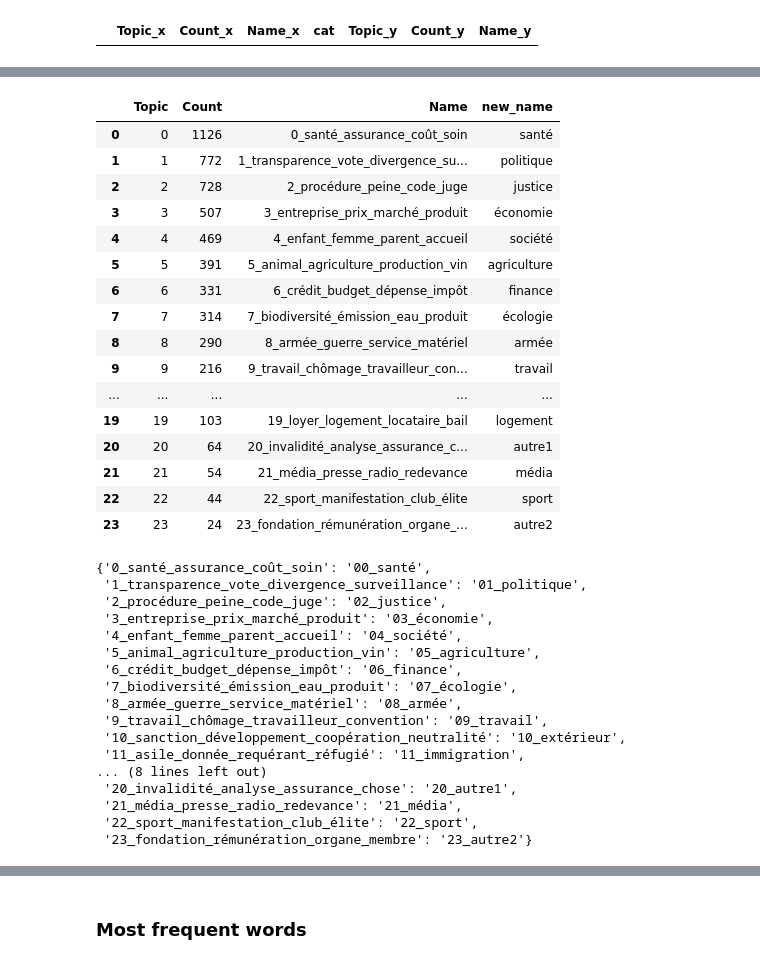
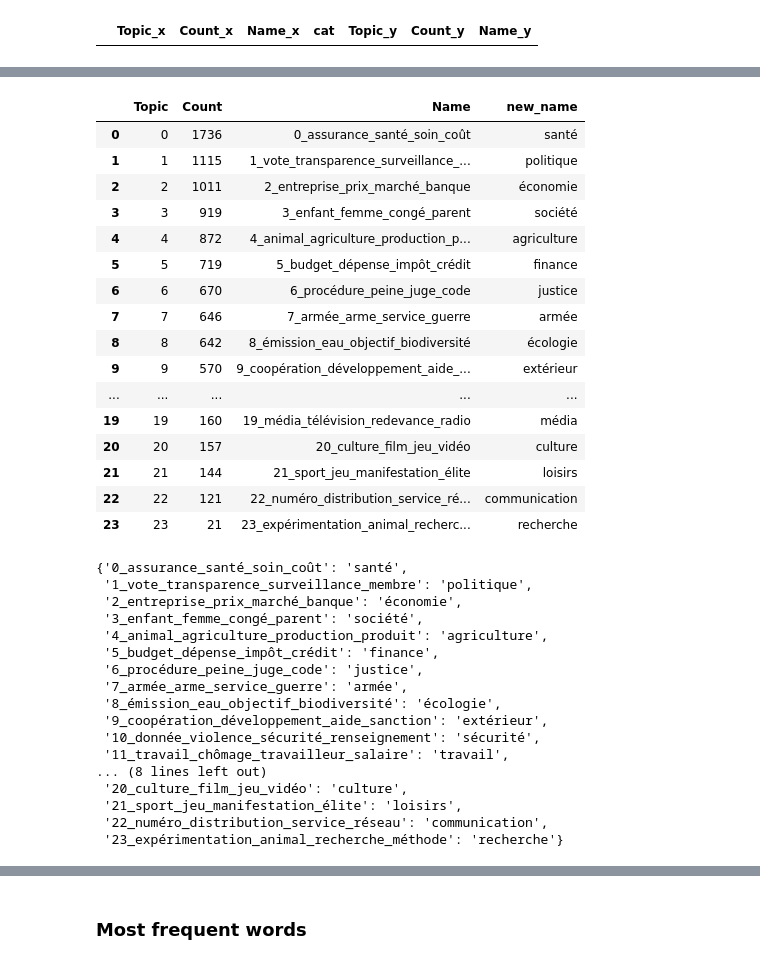
Before and after one commit to cgcrts/ef23_discours, a Jupyter notebook: topic_processing.ipynb, the cells around one changed output, grey strips where cells are left out. Saved outputs shown, nothing was run; the diff lists cells and outputs as text; code cells hidden in the pictures.

```diff
--- a/topic_processing.ipynb
+++ b/topic_processing.ipynb
@@ -1005,5 +1006,5 @@ topic_model.get_topic_info().to_csv('topics_50.csv', encoding='utf-8')
 # %%
-with open('topics_cat.csv', encoding='utf-8') as file:
+with open('topics_50_51_cat.csv', encoding='utf-8') as file:
     topics_df = pd.read_csv(file).drop(columns='Unnamed: 0')
 
 topics_df
@@ -1134,30 +1074,31 @@ with open('sample.txt', 'w', encoding='utf-8') as file:
 # %%
 topic_model.get_topic_info().to_csv('topics_to_rename.csv', encoding='utf-8')
 # %%
-with open('topics_renamed.csv', encoding='utf-8') as file:
+with open('topics_renamed_2.csv', encoding='utf-8') as file:
     topics_renamed = pd.read_csv(file).drop(columns='Unnamed: 0')
 
 topics_renamed
 # %% [output]
 |  | Topic | Count | Name | new_name |
-| 0 | 0 | 1126 | 0_santé_assurance_coût_soin | santé |
-| 1 | 1 | 772 | 1_transparence_vote_divergence_su... | politique |
-| 2 | 2 | 728 | 2_procédure_peine_code_juge | justice |
-| 3 | 3 | 507 | 3_entreprise_prix_marché_produit | économie |
-| 4 | 4 | 469 | 4_enfant_femme_parent_accueil | société |
-| 5 | 5 | 391 | 5_animal_agriculture_production_vin | agriculture |
-| 6 | 6 | 331 | 6_crédit_budget_dépense_impôt | finance |
-| 7 | 7 | 314 | 7_biodiversité_émission_eau_produit | écologie |
-| 8 | 8 | 290 | 8_armée_guerre_service_matériel | armée |
-| 9 | 9 | 216 | 9_travail_chômage_travailleur_con... | travail |
+| 0 | 0 | 1736 | 0_assurance_santé_soin_coût | santé |
+| 1 | 1 | 1115 | 1_vote_transparence_surveillance_... | politique |
+| 2 | 2 | 1011 | 2_entreprise_prix_marché_banque | économie |
+| 3 | 3 | 919 | 3_enfant_femme_congé_parent | société |
+| 4 | 4 | 872 | 4_animal_agriculture_production_p... | agriculture |
+| 5 | 5 | 719 | 5_budget_dépense_impôt_crédit | finance |
+| 6 | 6 | 670 | 6_procédure_peine_juge_code | justice |
+| 7 | 7 | 646 | 7_armée_arme_service_guerre | armée |
+| 8 | 8 | 642 | 8_émission_eau_objectif_biodiversité | écologie |
+| 9 | 9 | 570 | 9_coopération_développement_aide_... | extérieur |
 | ... | ... | ... | ... | ... |
-| 19 | 19 | 103 | 19_loyer_logement_locataire_bail | logement |
-| 20 | 20 | 64 | 20_invalidité_analyse_assurance_c... | autre1 |
-| 21 | 21 | 54 | 21_média_presse_radio_redevance | média |
-| 22 | 22 | 44 | 22_sport_manifestation_club_élite | sport |
-| 23 | 23 | 24 | 23_fondation_rémunération_organe_... | autre2 |
+| 19 | 19 | 160 | 19_média_télévision_redevance_radio | média |
+| 20 | 20 | 157 | 20_culture_film_jeu_vidéo | culture |
+| 21 | 21 | 144 | 21_sport_jeu_manifestation_élite | loisirs |
+| 22 | 22 | 121 | 22_numéro_distribution_service_ré... | communication |
+| 23 | 23 | 21 | 23_expérimentation_animal_recherc... | recherche |
 # %%
 topics_name_dict = dict()
+topics_name_nbr_dict = dict()
 
 for idx, row in topics_renamed.iterrows():
     count = idx
@@ -1166,24 +1107,25 @@ for idx, row in topics_renamed.iterrows():
     else:
         count = str(count)
 
-    topics_name_dict[row['Name']] = count + '_' + row['new_name']
+    topics_name_nbr_dict[row['Name']] = count + '_' + row['new_name']
+    topics_name_dict[row['Name']] = row['new_name']
 
 topics_name_dict
 # %% [output]
-{'0_santé_assurance_coût_soin': '00_santé',
- '1_transparence_vote_divergence_surveillance': '01_politique',
- '2_procédure_peine_code_juge': '02_justice',
- '3_entreprise_prix_marché_produit': '03_économie',
- '4_enfant_femme_parent_accueil': '04_société',
- '5_animal_agriculture_production_vin': '05_agriculture',
- '6_crédit_budget_dépense_impôt': '06_finance',
- '7_biodiversité_émission_eau_produit': '07_écologie',
- '8_armée_guerre_service_matériel': '08_armée',
- '9_travail_chômage_travailleur_convention': '09_travail',
- '10_sanction_développement_coopération_neutralité': '10_extérieur',
- '11_asile_donnée_requérant_réfugié': '11_immigration',
+{'0_assurance_santé_soin_coût': 'santé',
+ '1_vote_transparence_surveillance_membre': 'politique',
+ '2_entreprise_prix_marché_banque': 'économie',
+ '3_enfant_femme_congé_parent': 'société',
+ '4_animal_agriculture_production_produit': 'agriculture',
+ '5_budget_dépense_impôt_crédit': 'finance',
+ '6_procédure_peine_juge_code': 'justice',
+ '7_armée_arme_service_guerre': 'armée',
+ '8_émission_eau_objectif_biodiversité': 'écologie',
+ '9_coopération_développement_aide_sanction': 'extérieur',
+ '10_donnée_violence_sécurité_renseignement': 'sécurité',
+ '11_travail_chômage_travailleur_salaire': 'travail',
 ... (8 lines left out)
- '20_invalidité_analyse_assurance_chose': '20_autre1',
- '21_média_presse_radio_redevance': '21_média',
- '22_sport_manifestation_club_élite': '22_sport',
- '23_fondation_rémunération_organe_membre': '23_autre2'}
+ '20_culture_film_jeu_vidéo': 'culture',
+ '21_sport_jeu_manifestation_élite': 'loisirs',
+ '22_numéro_distribution_service_réseau': 'communication',
+ '23_expérimentation_animal_recherche_méthode': 'recherche'}
```
Also changed, not shown: parts of 13 cells of this notebook.
